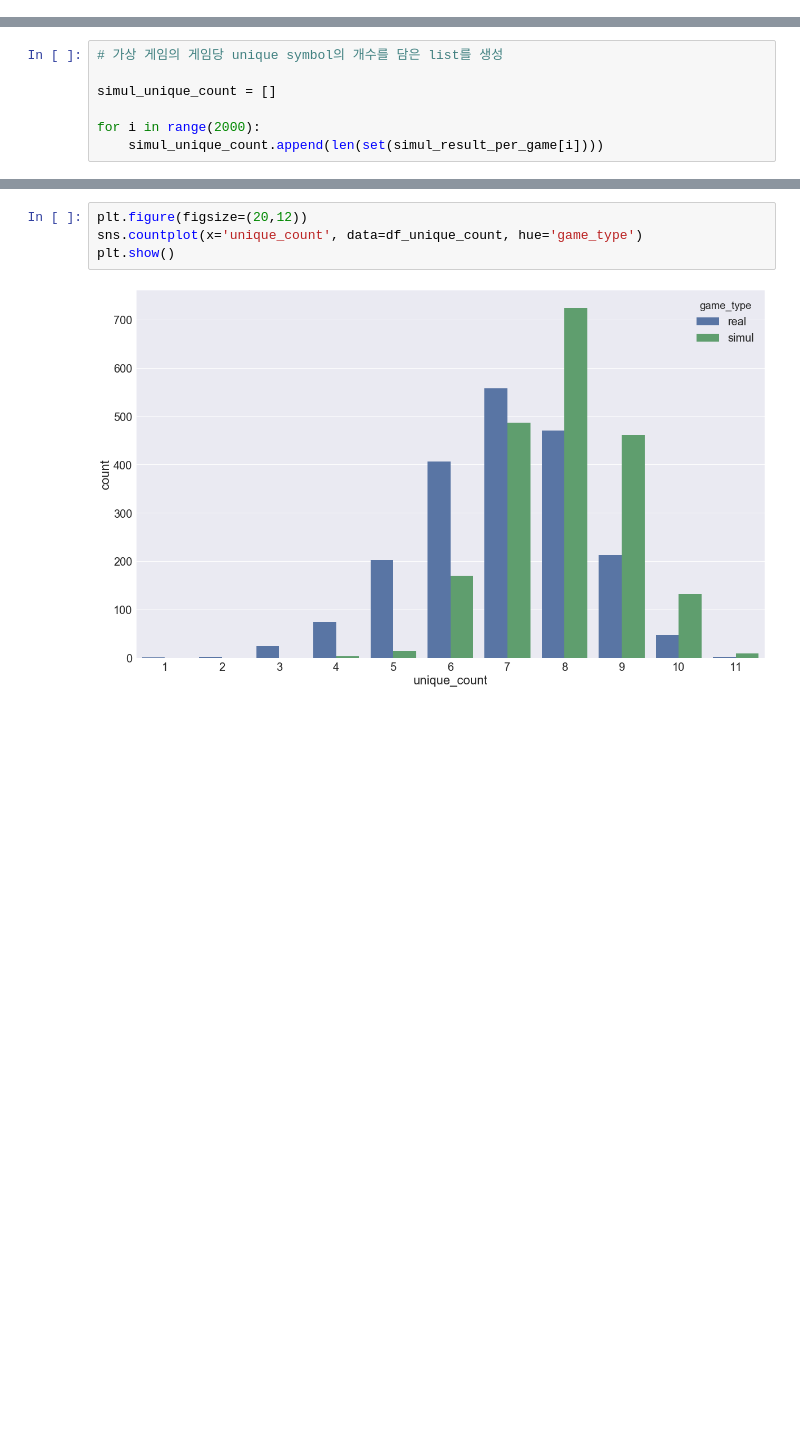
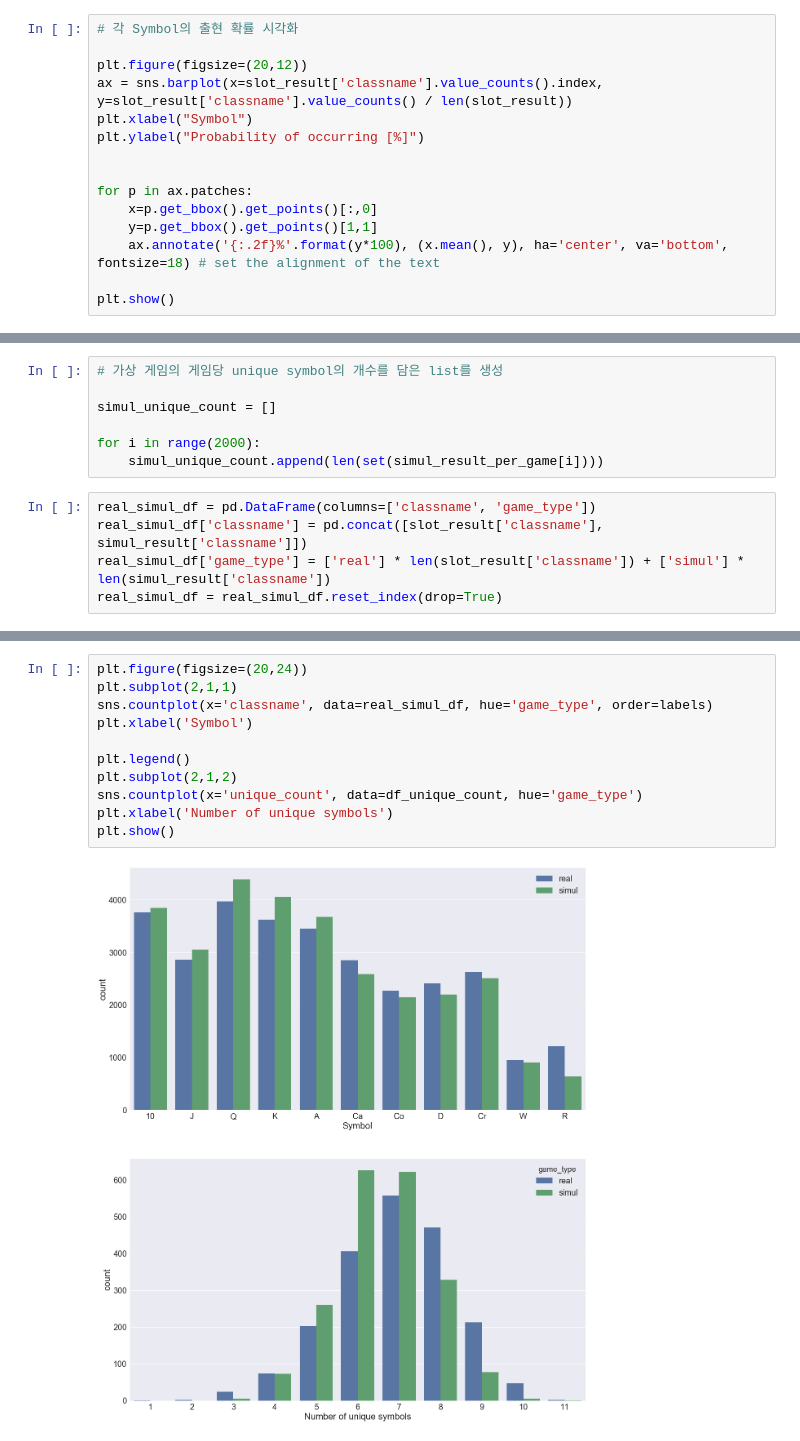
Before and after one commit to Jaepal/data-science-portfolio, a Jupyter notebook: slot_machine/Data_Exploration.ipynb, the cells around one changed output, grey strips where cells are left out. Saved outputs shown, nothing was run; the diff lists cells and outputs as text; blank space fills up the shorter version.

Commit message:
Add some visualizations

```diff
--- a/slot_machine/Data_Exploration.ipynb
+++ b/slot_machine/Data_Exploration.ipynb
@@ -82,3 +82,18 @@ Co     7.576667
 R      4.040000
 W      3.163333
 Name: classname, dtype: float64
+# %%
+# 각 Symbol의 출현 확률 시각화
+
+plt.figure(figsize=(20,12))
+ax = sns.barplot(x=slot_result['classname'].value_counts().index, y=slot_result['classname'].value_counts() / len(slot_result))
+plt.xlabel("Symbol")
+plt.ylabel("Probability of occurring [%]")
+
+
+for p in ax.patches:
+    x=p.get_bbox().get_points()[:,0]
+    y=p.get_bbox().get_points()[1,1]
+    ax.annotate('{:.2f}%'.format(y*100), (x.mean(), y), ha='center', va='bottom', fontsize=18) # set the alignment of the text
+
+plt.show()
@@ -496,4 +652,9 @@ simul_unique_count = []
 
 for i in range(2000):
     simul_unique_count.append(len(set(simul_result_per_game[i])))
+# %%
+real_simul_df = pd.DataFrame(columns=['classname', 'game_type'])
+real_simul_df['classname'] = pd.concat([slot_result['classname'], simul_result['classname']])
+real_simul_df['game_type'] = ['real'] * len(slot_result['classname']) + ['simul'] * len(simul_result['classname'])
+real_simul_df = real_simul_df.reset_index(drop=True)
 # %%
@@ -501,8 +664,15 @@ df_unique_count = pd.DataFrame(columns=['unique_count', 'game_type'])
 df_unique_count['unique_count'] = real_unique_count + simul_unique_count
 df_unique_count['game_type'] = ['real'] * len(real_unique_count) + ['simul'] * len(simul_unique_count)
 # %%
-plt.figure(figsize=(20,12))
+plt.figure(figsize=(20,24))
+plt.subplot(2,1,1)
+sns.countplot(x='classname', data=real_simul_df, hue='game_type', order=labels)
+plt.xlabel('Symbol')
+
+plt.legend()
+plt.subplot(2,1,2)
 sns.countplot(x='unique_count', data=df_unique_count, hue='game_type')
+plt.xlabel('Number of unique symbols')
 plt.show()
 # %% [output]
-[figure, old version]
+[figure, new version]
```
Also changed, not shown: parts of 23 cells of this notebook.
